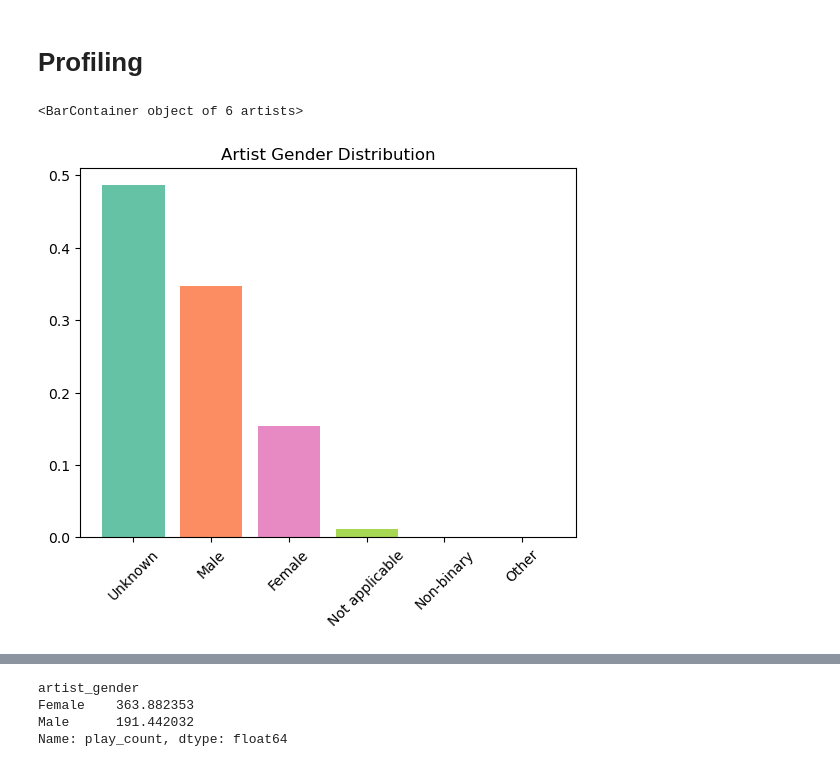
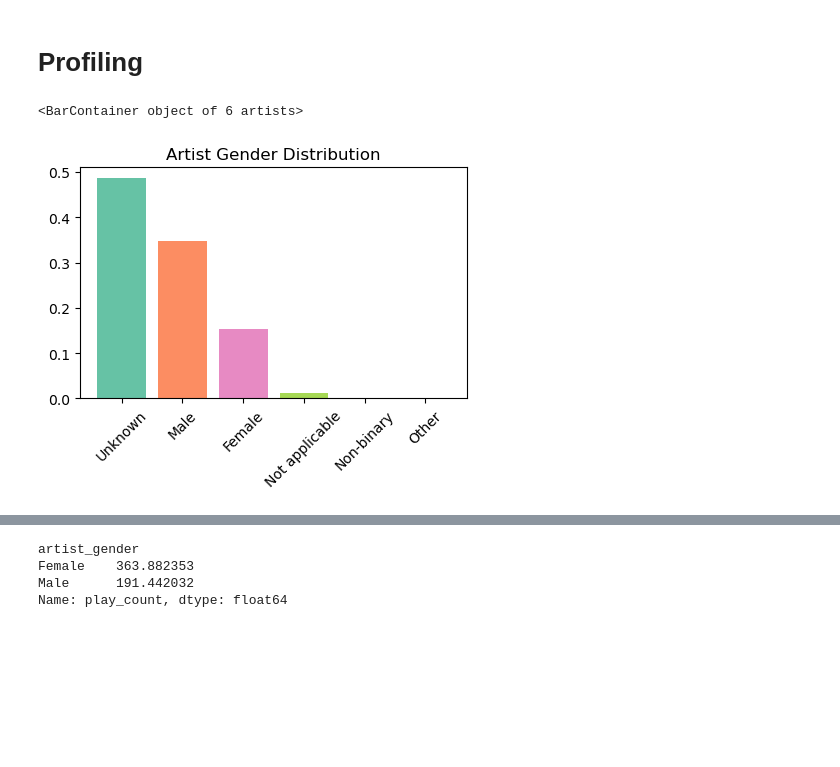
Before and after one commit to jeffgord/RAI-final, a Jupyter notebook: analysis-final.ipynb, the cells around one changed output, grey strips where cells are left out. Saved outputs shown, nothing was run; the diff lists cells and outputs as text; code cells hidden in the pictures; blank space fills up the shorter version.

```diff
--- a/analysis-final.ipynb
+++ b/analysis-final.ipynb
@@ -41,14 +41,15 @@ for seed in seeds:
 # %%
 # Artist Gender Distribution
 gender_counts = df_artists['artist_gender'].fillna('Unknown').value_counts(normalize=True, dropna=False)
 colors = plt.cm.Set2(np.linspace(0, 1, len(gender_counts)))
 
+plt.figure(figsize=(5, 3))
 plt.xticks(rotation=45)
 plt.title('Artist Gender Distribution')
 plt.bar(gender_counts.index, gender_counts.values, color=colors)
 # %% [output]
 <BarContainer object of 6 artists>
-[figure, old version]
+[figure, new version]
 # %%
 # Number of unique listeners by gender
 male_listeners = df_artists[df_artists['artist_gender'] == 'Male']['artist_name'].map(artist_listeners)
```
Also changed, not shown: parts of 4 cells of this notebook.
